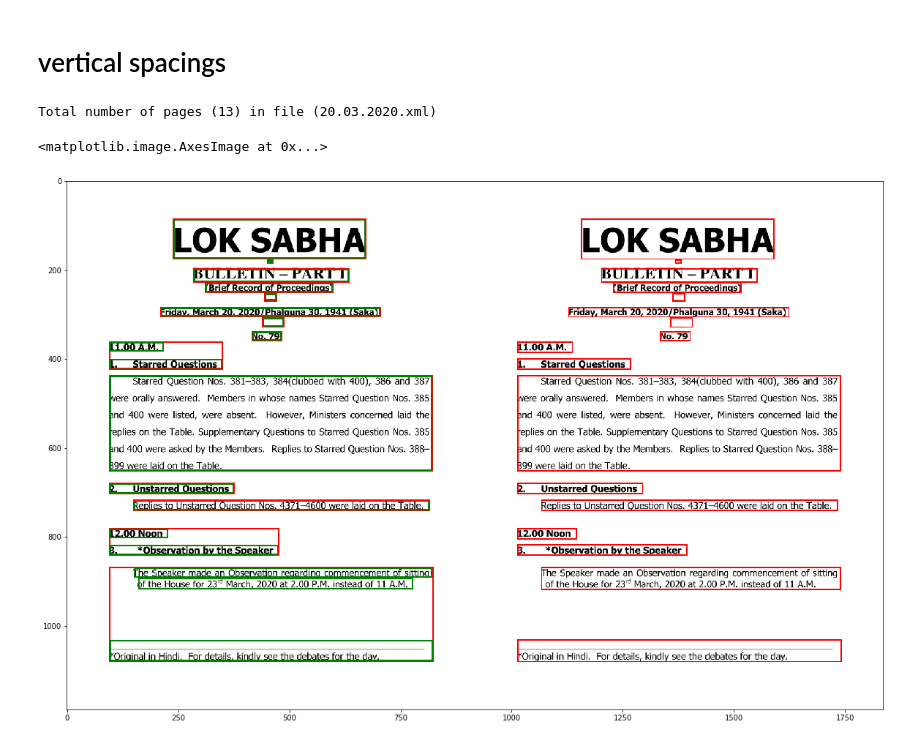
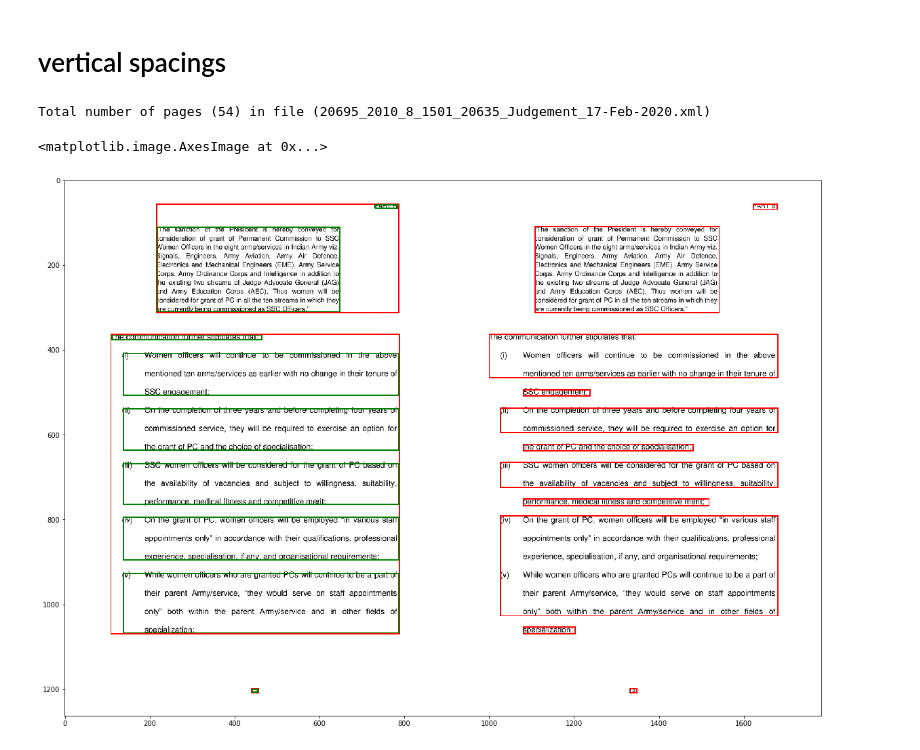
Before and after one commit to kumardeepak/document-structure, a Jupyter notebook: notebooks/DOCUMENT_STRUCTURE_BENCHMARK.ipynb, the cells around one changed output. Saved outputs shown, nothing was run; the diff lists cells and outputs as text; code cells hidden in the pictures.

```diff
--- a/notebooks/DOCUMENT_STRUCTURE_BENCHMARK.ipynb
+++ b/notebooks/DOCUMENT_STRUCTURE_BENCHMARK.ipynb
@@ -51,8 +51,8 @@ input_dir  = os.path.join(base_dir, 'input')
 output_dir = os.path.join(base_dir, 'output')
 #filename   = 'v241.pdf'
 #filename   = 'downloaded.pdf'
-#filename   = '20695_2010_8_1501_20635_Judgement_17-Feb-2020.pdf'
-filename   = '20.03.2020.pdf'
+filename   = '20695_2010_8_1501_20635_Judgement_17-Feb-2020.pdf'
+#filename   = '20.03.2020.pdf'
 #filename    = '4603_2017_11_1503_19663_Judgement_15-Jan-2020.pdf'
 # %%
 pdf_filepath   = os.path.join(input_dir, filename)
@@ -100,7 +100,7 @@ def process_block(children, block_configs):
 # %%
 xml_dfs, page_width, page_height = get_xml_info(xml_files[0])
 # %% [output]
-Total number of pages (13) in file (20.03.2020.xml)
+Total number of pages (54) in file (20695_2010_8_1501_20635_Judgement_17-Feb-2020.xml)
 # %%
 document_configs = {
     'HORI_BLOCK_WDTH_DIFF_PERC': 0.85,
@@ -121,16 +117,36 @@ df             = xml_dfs[file_index]
 # %%
+file_index= 12
+img_filepath   = image_files[file_index]
+df             = xml_dfs[file_index]
+
+
 in_df   = df.loc[:]
 
 h_df    = merge_horizontal_blocks(in_df, document_configs, debug=False)
 v_df    = merge_vertical_blocks(h_df, document_configs, debug=False)
 
 
 
 p_df = process_page_blocks(v_df, document_configs,block_configs)
 p_df = p_df.reset_index()
 p_df = p_df.drop(columns=['level_0','index'])
 
 
 image = draw_box(img_filepath, page_width, page_height, v_df, color='red')
 # show_df(h_df)
 #image
+
+list_of_blocks =  dd_process_page_blocks(v_df,image,page_num=file_index +1 ,configs=break_config)
+
+
+dd_image       = draw_sub_blocks( list_of_blocks, image , margin = 2, color = 'green')
+ns_image       = draw_box(img_filepath, page_width, page_height, p_df, color='red')
+
+stich_image    = np.hstack([np.array(dd_image),np.array(ns_image)])
+
+#%matplotlib
+plt.rcParams['figure.figsize'] = [20, 20]
+plt.imshow(stich_image)
+# %% [output]
+<matplotlib.image.AxesImage at 0x...>
+[figure, added]
@@ -145,7 +152,0 @@ stich_image    = np.hstack([np.array(dd_image),np.array(ns_image)])
-# %%
-#%matplotlib
-plt.rcParams['figure.figsize'] = [20, 20]
-plt.imshow(stich_image)
-# %% [output]
-<matplotlib.image.AxesImage at 0x...>
-[figure, removed]
```
Also changed, not shown: parts of 4 cells of this notebook, 1 other file.
